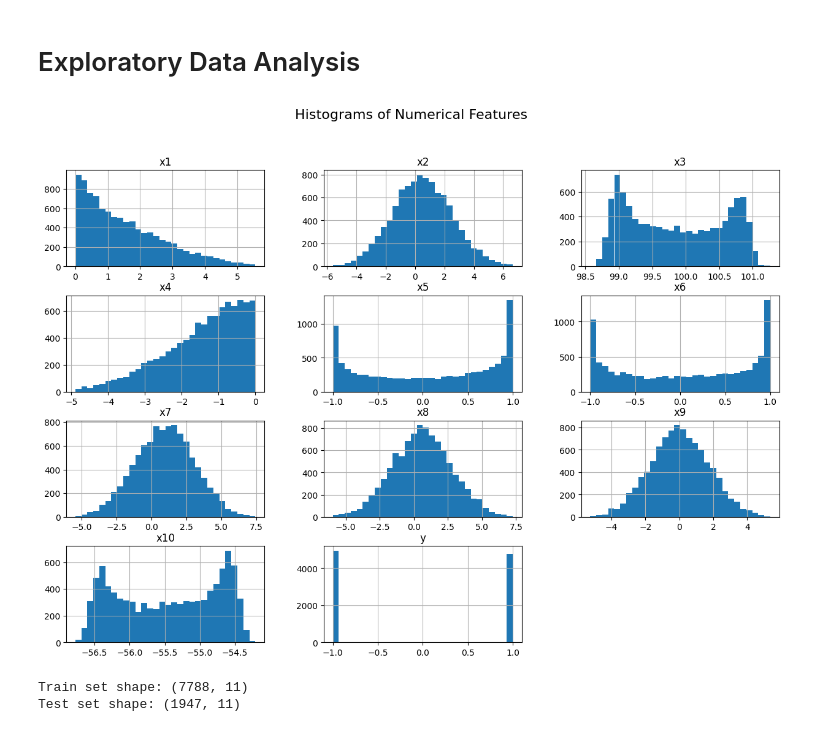
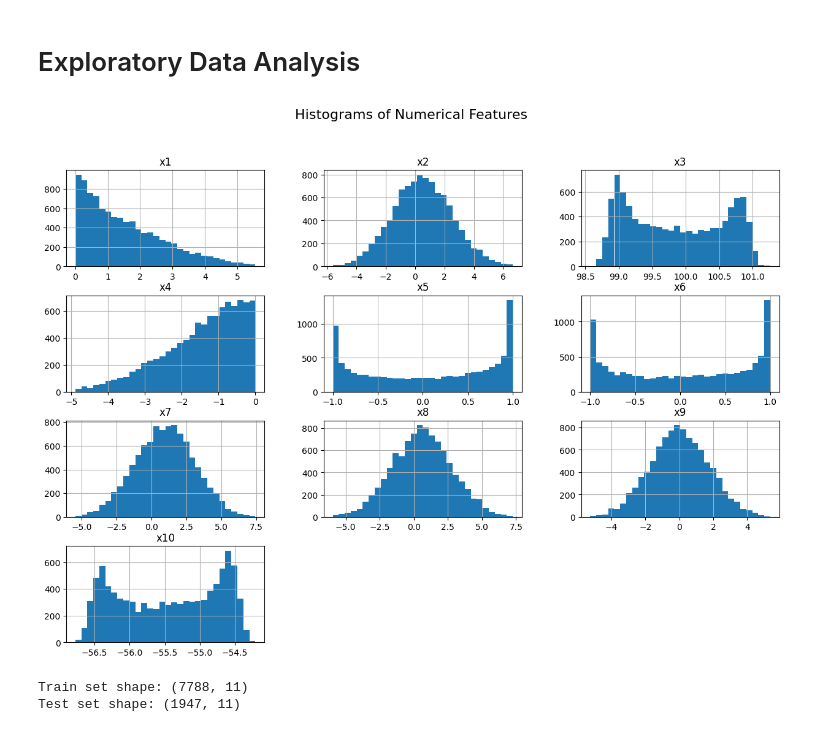
Before and after one commit to michelecoaro/KLC, a Jupyter notebook: klc_project/code/fnotebook.ipynb, the cells around one changed output. Drawn from its saved outputs; the diff is of its cells as text; code cells hidden in the pictures.

```diff
--- a/klc_project/code/fnotebook.ipynb
+++ b/klc_project/code/fnotebook.ipynb
@@ -55,10 +50,10 @@ target = "y"
 # %%
-# 4. Histograms for Numerical Features
-df.hist(bins=30, figsize=(15, 10))
+feature_cols = [f"x{i}" for i in range(1, 11)]
+df[feature_cols].hist(bins=30, figsize=(15, 10))
 plt.suptitle("Histograms of Numerical Features", fontsize=16)
 plt.show()
 # %% [output]
-[figure, old version]
+[figure, new version]
 # %%
 # 3. Train-Test Split (to avoid leakage)
 train_df, test_df = train_test_split(df, test_size=0.2, random_state=42)
```
Also changed, not shown: parts of 44 cells of this notebook, 1 other file.
